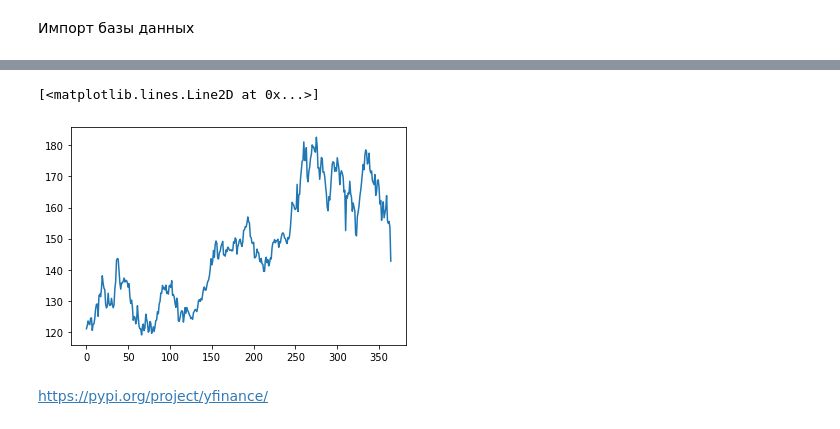
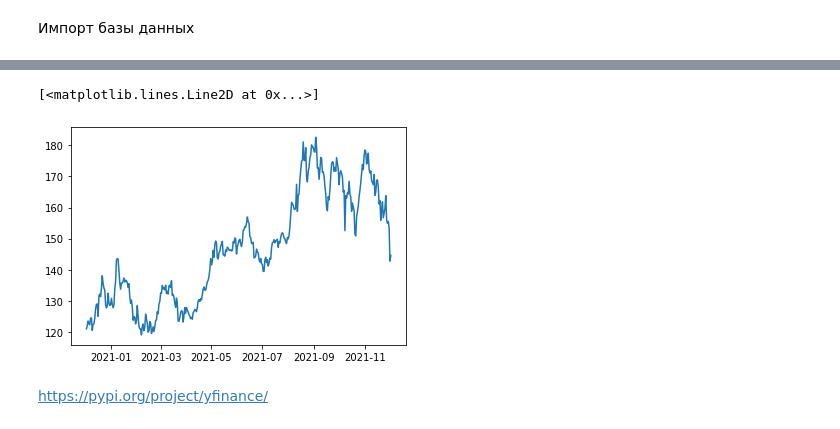
Before and after one commit to VladHardAndSoftWare/Yahoo-project, a Jupyter notebook: Yahoo.ipynb, the cells around one changed output, grey strips where cells are left out. Cells and saved outputs as stored; diff of their text form; code cells hidden in the pictures.

```diff
--- a/Yahoo.ipynb
+++ b/Yahoo.ipynb
@@ -55,10 +55,12 @@ Data columns (total 7 columns):
 dtypes: float64(5), int64(1), object(1)
 memory usage: 20.1+ KB
+# %%
+datelist = pd.date_range(datetime.datetime(2020, 12, 1, 23, 59), periods=366).tolist()
 # %%
-plt.plot(df['Open'])
+plt.plot(datelist, df['Open'])
 # %% [output]
 [<matplotlib.lines.Line2D at 0x...>]
-[figure, old version]
+[figure, new version]
 # %% [markdown]
 https://pypi.org/project/yfinance/
 # %%
```
Also changed, not shown: parts of 38 cells of this notebook, 1 other file.
